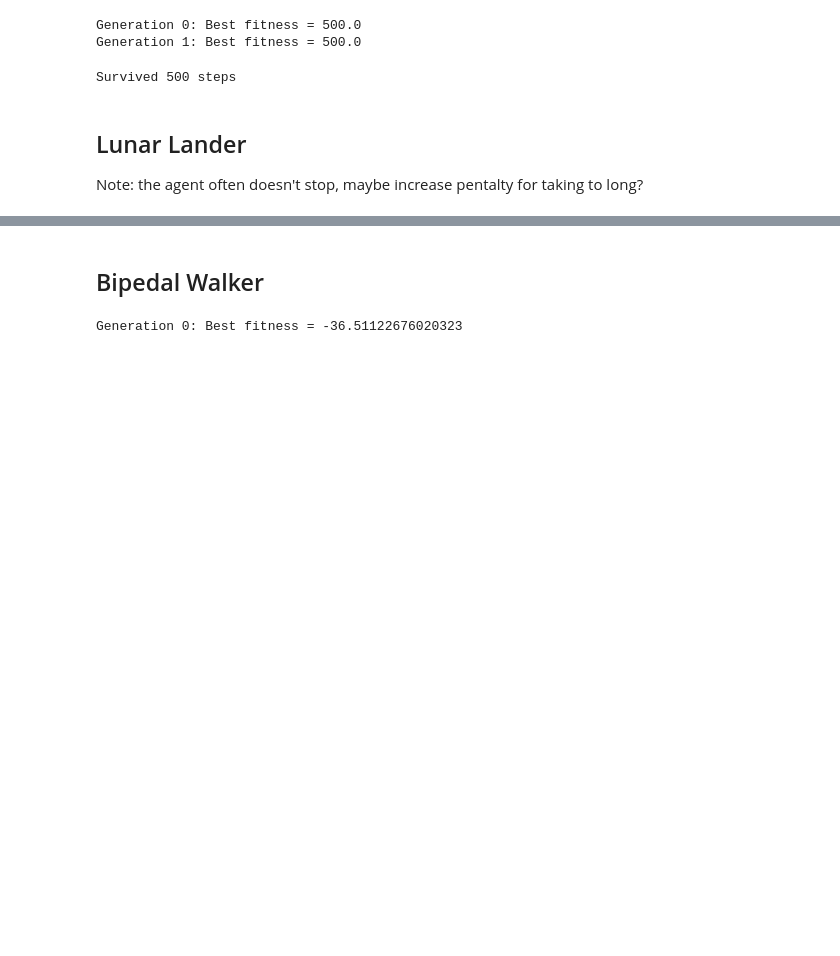
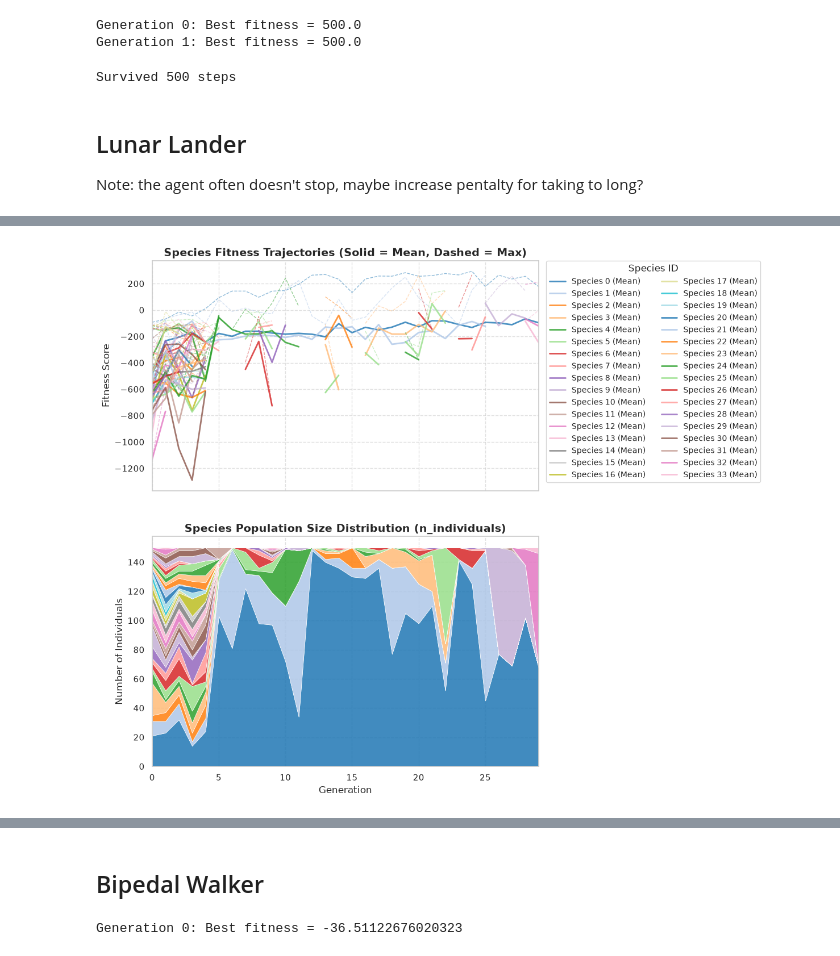
Before and after one commit to LeoThern/NeuroEvolution-of-Augmenting-Topologies, a Jupyter notebook: NEAT.ipynb, the cells around one changed output, grey strips where cells are left out. Drawn from its saved outputs; the diff is of its cells as text; code cells hidden in the pictures; blank space fills up the shorter version.

Commit message:
add dynamic threshold, add visualizations, refactor

```diff
--- a/NEAT.ipynb
+++ b/NEAT.ipynb
@@ -11,7 +11,6 @@ from typing import Callable
 
 @dataclass
 class GenomeConfig:
-    use_small_distance_heuristic: bool = True
     cross_p_inherit_weaker: float = 0.5
     cross_p_stay_disabled: float = 0.75
     mut_p_add_node: float = 0.05
@@ -487,7 +489,7 @@ def cluster_species(individuals: list, previous_representatives: dict, compatibi
 
     return clusters
 # %%
-def train_NEAT(gym_env_func: Callable, action_mapper: Callable, max_steps:int, n_runs:int, max_iterations:int, population_size:int, compatibility_threshold:float):
+def train_NEAT(gym_env_func: Callable, action_mapper: Callable, max_steps:int, n_runs:int, max_iterations:int, population_size:int, compatibility_threshold:float, n_target_species=0):
     best_individual = None
     sample_env = gym_env_func()
     n_inputs = sample_env.observation_space.shape[0]
@@ -508,6 +510,8 @@ def train_NEAT(gym_env_func: Callable, action_mapper: Callable, max_steps:int, n
         cluster_func=cluster_species # hidden dependency
     )
 
+    report = []
+
     for i in range(max_iterations):
         population.evaluate_fitness(
             vector_env=envs,
@@ -516,15 +520,37 @@ def train_NEAT(gym_env_func: Callable, action_mapper: Callable, max_steps:int, n
             n_runs=n_runs,
         )
         population.individuals.sort(key=lambda ind: ind.fitness, reverse=True)
-        if i % 1 == 0:
-            print(f"Generation {i}: Best fitness = {population.individuals[0].fitness}")
+        print(f"Generation [{i:02}] best fitness:{population.individuals[0].fitness:4.3f}, current threshold:{population.compatibility_threshold:2.3f}, ", end='')
+
         if best_individual is None or population.individuals[0].fitness > best_individual.fitness:
             best_individual = population.individuals[0].clone()
 
-        population.select_reproduce_mutate()
+        population_report = population.select_reproduce_mutate()
+        population_report['generation'] = i
+        report.append(population_report)
+
+        current_species_count = len(population_report['species'])
+
+        print(f"N species = {current_species_count}")
+
+        # Adaptive Threshold
+        if target_species == 0:
+            continue
+
+        THRESHOLD_MODIFIER = 0.3
+        #population.compatibility_threshold += (np.sign(current_species_count - target_species) * THRESHOLD_MODIFIER)
+        if current_species_count > n_target_species:
+            population.compatibility_threshold *= 1.05
+        elif current_species_count < n_target_species:
+            population.compatibility_threshold *= 0.95
+
+        # Guard against threshold dropping below an unusable level
+        MIN_THRESHOLD = 0.5
+        if population.compatibility_threshold < MIN_THRESHOLD:
+            population.compatibility_threshold = MIN_THRESHOLD
 
     envs.close()
-    return best_individual
+    return best_individual, report
 # %% [markdown]
 # Running NEAT in gymnasium
 Note: when running CartPole or LunarLander use argmax and sigmoid activation function, for BipedalWalker use tanh (maybe sin) and contious action mapper.
@@ -584,13 +613,14 @@ Note: the agent often doesn't stop, maybe increase pentalty for taking to long?
 # %%
 make_lunar_env = lambda: gym.make('LunarLander-v3')
 
-best_lunar_model = train_NEAT(
+best_lunar_model, report = train_NEAT(
     gym_env_func=make_lunar_env,
     action_mapper=argmax_action_mapper,
     max_steps=1000,
     n_runs=3,
-    max_iterations=20,
+    max_iterations=50,
     population_size=150,
-    compatibility_threshold=3.0,
+    compatibility_threshold=1.8,
+    n_target_species=10,
 )
 # %% [output]
@@ -616,0 +644,4 @@ Generation 19: Best fitness = 184.06503658008702
+# %%
+visualize_species_evolution(report)
+# %% [output]
+[figure, added]
```
Also changed, not shown: parts of 16 cells of this notebook.
